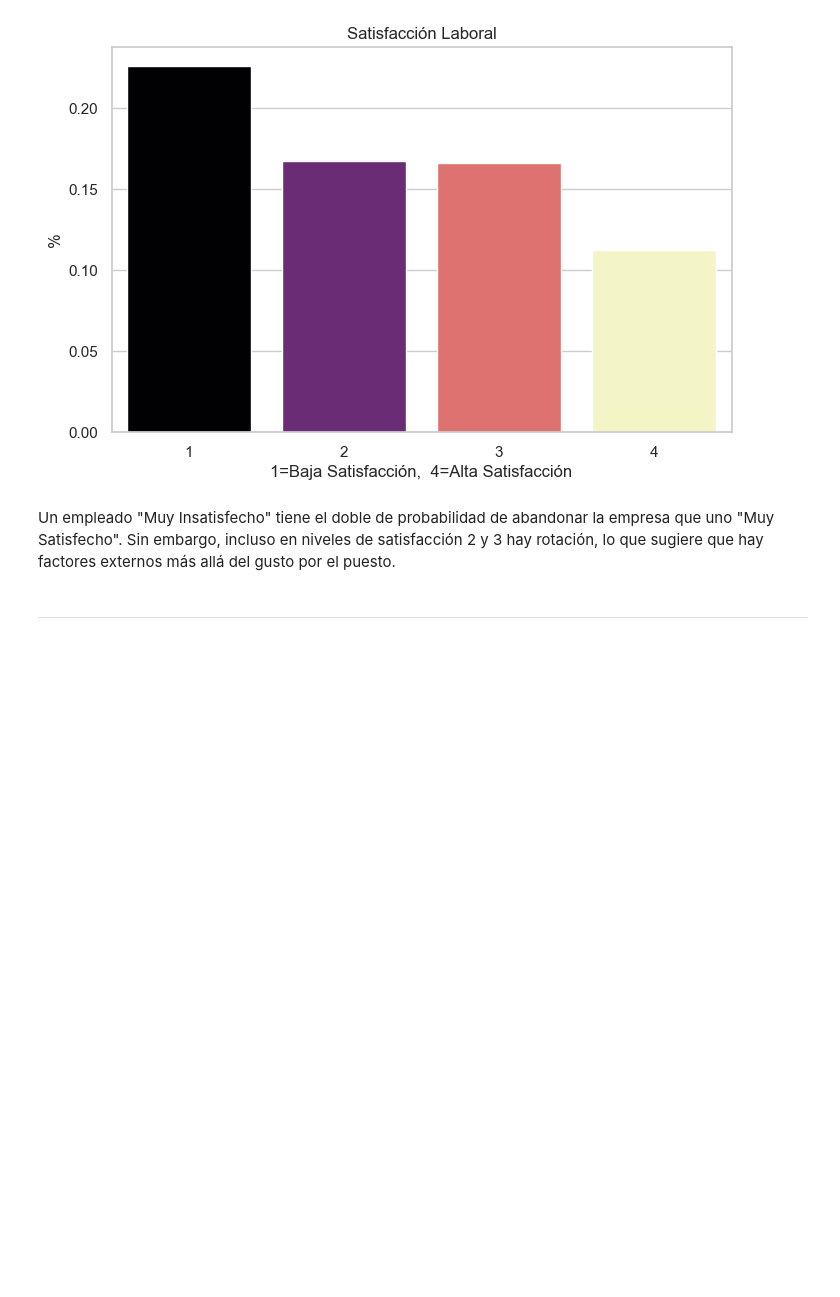
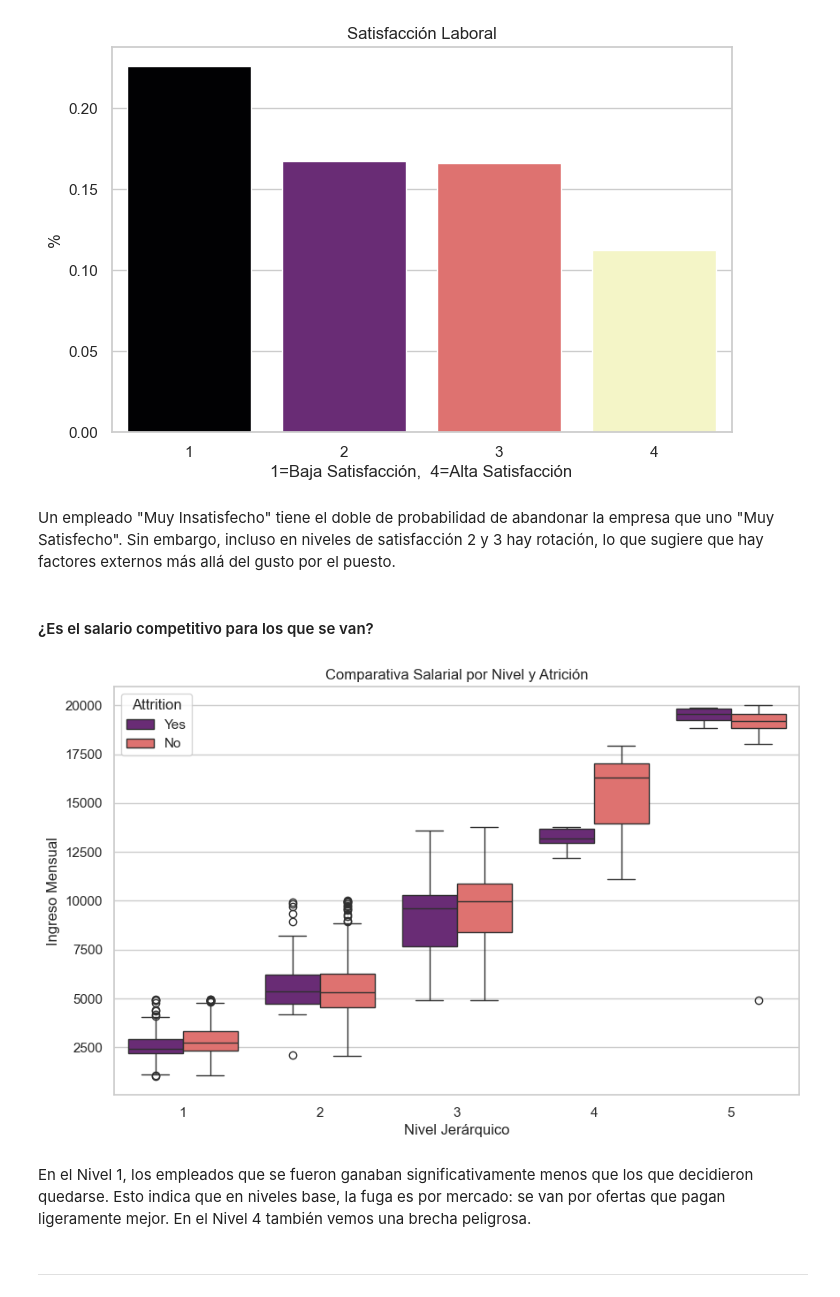
Before and after one commit to Ruthpsegovia/proyecto-da-promo-59-modulo-3-team-2, a Jupyter notebook: Visualizaciones/Visual_Storytelling.ipynb, the cells around one changed output. Cells and saved outputs as stored; diff of their text form; code cells hidden in the pictures; blank space fills up the shorter version.

```diff
--- a/Visualizaciones/Visual_Storytelling.ipynb
+++ b/Visualizaciones/Visual_Storytelling.ipynb
@@ -64,5 +77,18 @@ plt.show(True)
 [figure]
 # %% [markdown]
 Un empleado "Muy Insatisfecho" tiene el doble de probabilidad de abandonar la empresa que uno "Muy Satisfecho". Sin embargo, incluso en niveles de satisfacción 2 y 3 hay rotación, lo que sugiere que hay factores externos más allá del gusto por el puesto.
+# %% [markdown]
+#### ¿Es el salario competitivo para los que se van?
+# %%
+plt.figure(figsize=(10, 6))
+sns.boxplot(data=df, x='JobLevel', y='MonthlyIncome', hue='Attrition', palette='magma')
+plt.title('Comparativa Salarial por Nivel y Atrición')
+plt.xlabel('Nivel Jerárquico')
+plt.ylabel('Ingreso Mensual')
+plt.show()
+# %% [output]
+[figure, added]
+# %% [markdown]
+En el Nivel 1, los empleados que se fueron ganaban significativamente menos que los que decidieron quedarse. Esto indica que en niveles base, la fuga es por mercado: se van por ofertas que pagan ligeramente mejor. En el Nivel 4 también vemos una brecha peligrosa.
 # %% [markdown]
 --------------------------
```
Also changed, not shown: parts of 11 cells of this notebook.
